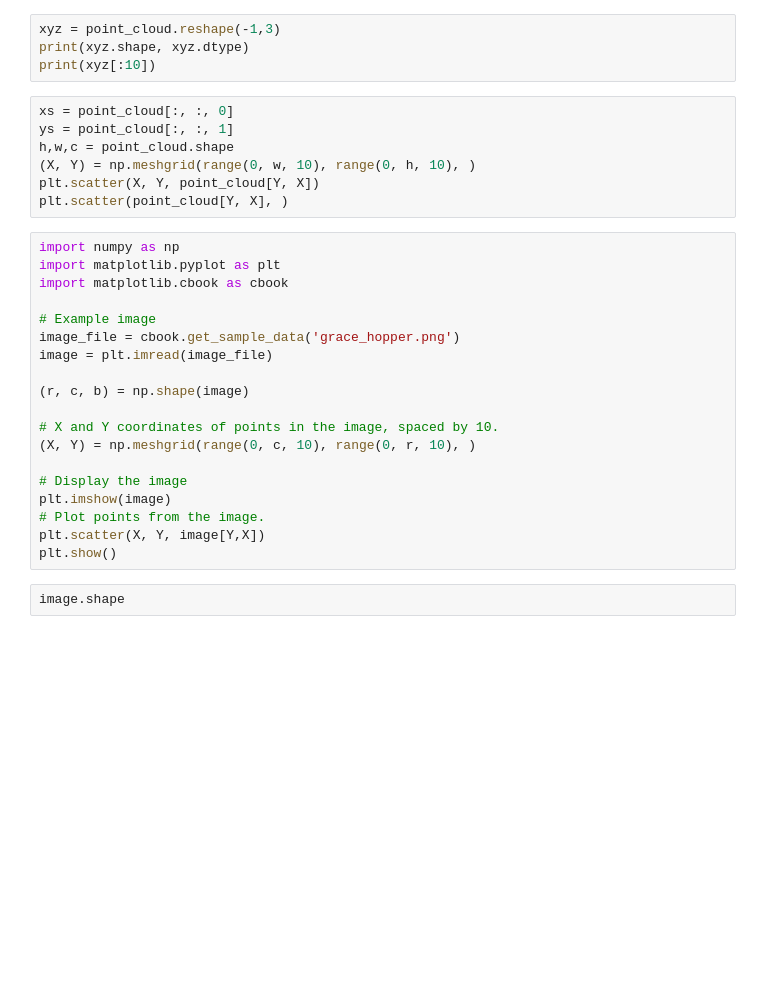
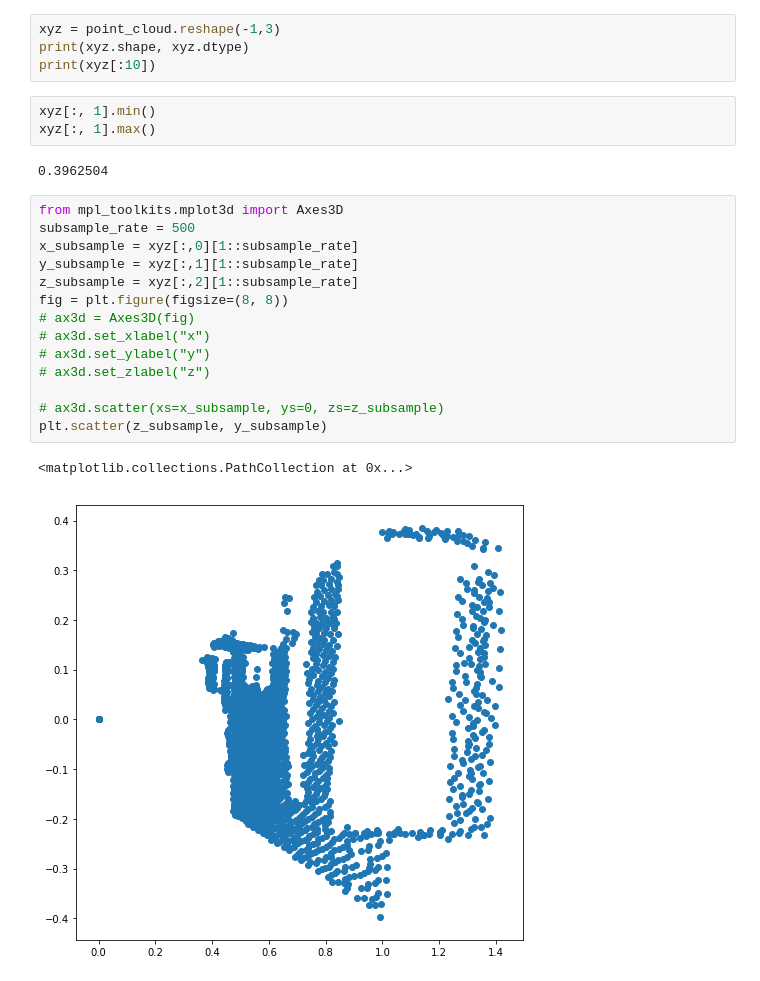
Before and after one commit to kylehounslow/bmw_2019, a Jupyter notebook: notebooks/object_measurement.ipynb, the cells around one changed output. Cells and saved outputs as stored; diff of their text form; blank space fills up the shorter version.

```diff
--- a/notebooks/object_measurement.ipynb
+++ b/notebooks/object_measurement.ipynb
@@ -223,31 +226,25 @@ print(point_cloud.shape, point_cloud.dtype)
 xyz = point_cloud.reshape(-1,3)
 print(xyz.shape, xyz.dtype)
 print(xyz[:10])
-# %%
-xs = point_cloud[:, :, 0]
-ys = point_cloud[:, :, 1]
-h,w,c = point_cloud.shape
-(X, Y) = np.meshgrid(range(0, w, 10), range(0, h, 10), )
-plt.scatter(X, Y, point_cloud[Y, X])
-plt.scatter(point_cloud[Y, X], )
-# %%
-import numpy as np
-import matplotlib.pyplot as plt
-import matplotlib.cbook as cbook
-
-# Example image
-image_file = cbook.get_sample_data('grace_hopper.png')
-image = plt.imread(image_file)
-
-(r, c, b) = np.shape(image)
-
-# X and Y coordinates of points in the image, spaced by 10.
-(X, Y) = np.meshgrid(range(0, c, 10), range(0, r, 10), )
-
-# Display the image
-plt.imshow(image)
-# Plot points from the image.
-plt.scatter(X, Y, image[Y,X])
-plt.show()
-# %%
-image.shape
+# %%
+xyz[:, 1].min()
+xyz[:, 1].max()
+# %% [output]
+0.3962504
+# %%
+from mpl_toolkits.mplot3d import Axes3D
+subsample_rate = 500
+x_subsample = xyz[:,0][1::subsample_rate]
+y_subsample = xyz[:,1][1::subsample_rate]
+z_subsample = xyz[:,2][1::subsample_rate]
+fig = plt.figure(figsize=(8, 8))
+# ax3d = Axes3D(fig)
+# ax3d.set_xlabel("x")
+# ax3d.set_ylabel("y")
+# ax3d.set_zlabel("z")
+
+# ax3d.scatter(xs=x_subsample, ys=0, zs=z_subsample)
+plt.scatter(z_subsample, y_subsample)
+# %% [output]
+<matplotlib.collections.PathCollection at 0x...>
+[figure, added]
```
Also changed, not shown: parts of 1 cell of this notebook.
